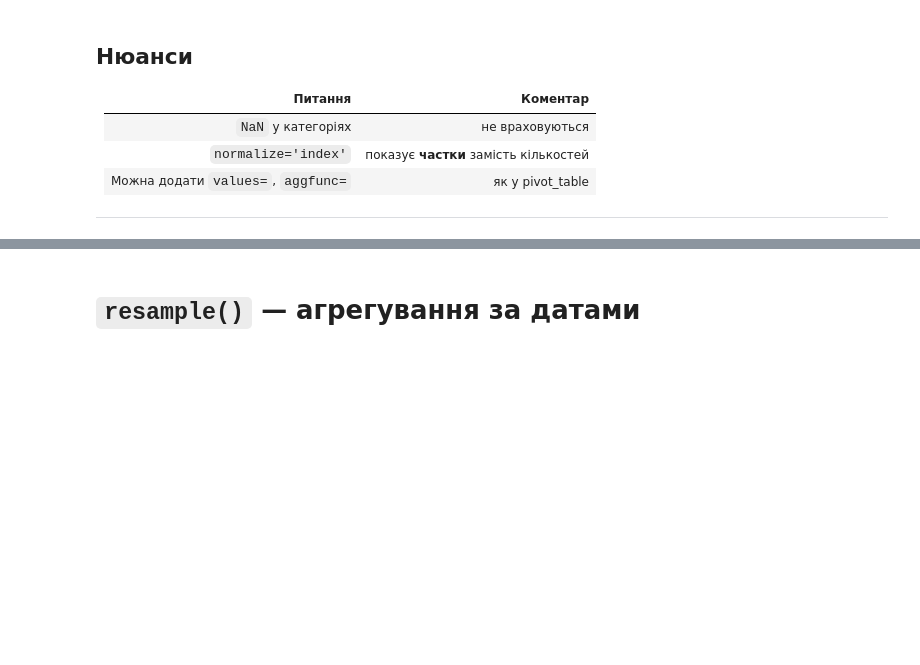
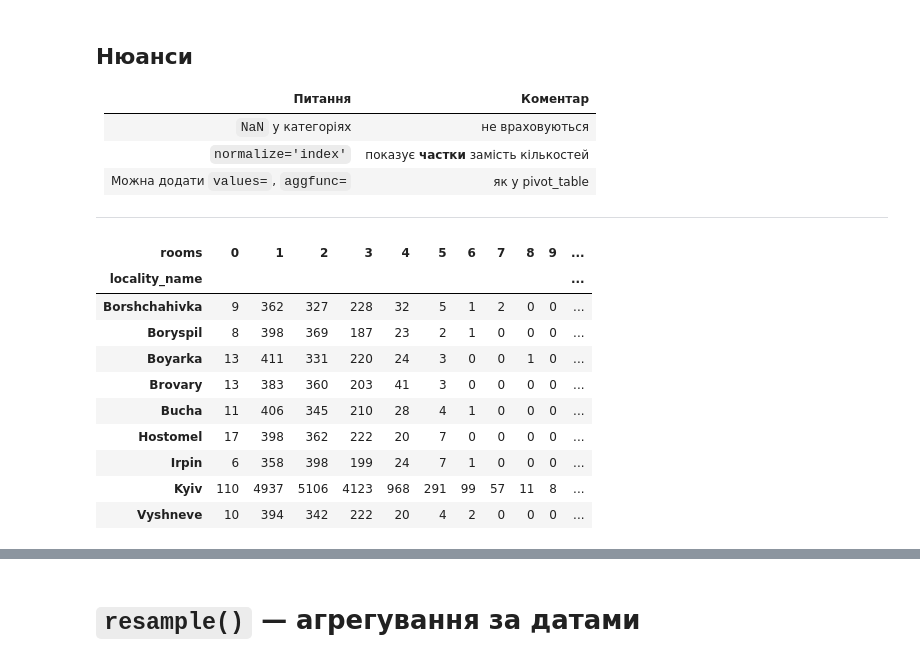
Before and after one commit to cpython-projects/da_1709, a Jupyter notebook: lesson_17.ipynb, the cells around one changed output, grey strips where cells are left out. Drawn from its saved outputs; the diff is of its cells as text; code cells hidden in the pictures; blank space fills up the shorter version.

```diff
--- a/lesson_17.ipynb
+++ b/lesson_17.ipynb
@@ -207,3 +465,19 @@ pd.crosstab(index=df['рядки'], columns=df['стовпці'])
 ---
 # %%
 # Частки типів квартир (кількість кімнат) у кожному місті
+pd.crosstab(
+    index=df['locality_name'],
+    columns=df['rooms']
+)
+# %% [output]
+| rooms | 0 | 1 | 2 | 3 | 4 | 5 | 6 | 7 | 8 | 9 | ... |
+| locality_name |  |  |  |  |  |  |  |  |  |  | ... |
+| Borshchahivka | 9 | 362 | 327 | 228 | 32 | 5 | 1 | 2 | 0 | 0 | ... |
+| Boryspil | 8 | 398 | 369 | 187 | 23 | 2 | 1 | 0 | 0 | 0 | ... |
+| Boyarka | 13 | 411 | 331 | 220 | 24 | 3 | 0 | 0 | 1 | 0 | ... |
+| Brovary | 13 | 383 | 360 | 203 | 41 | 3 | 0 | 0 | 0 | 0 | ... |
+| Bucha | 11 | 406 | 345 | 210 | 28 | 4 | 1 | 0 | 0 | 0 | ... |
+| Hostomel | 17 | 398 | 362 | 222 | 20 | 7 | 0 | 0 | 0 | 0 | ... |
+| Irpin | 6 | 358 | 398 | 199 | 24 | 7 | 1 | 0 | 0 | 0 | ... |
+| Kyiv | 110 | 4937 | 5106 | 4123 | 968 | 291 | 99 | 57 | 11 | 8 | ... |
+| Vyshneve | 10 | 394 | 342 | 222 | 20 | 4 | 2 | 0 | 0 | 0 | ... |
```
Also changed, not shown: parts of 48 cells of this notebook.
